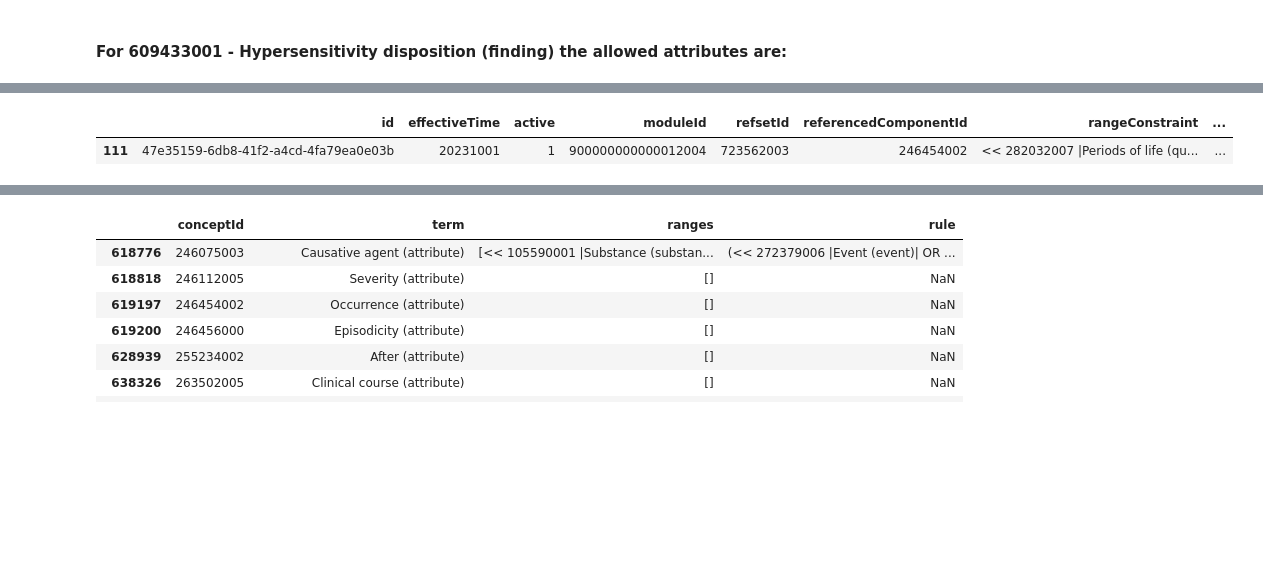
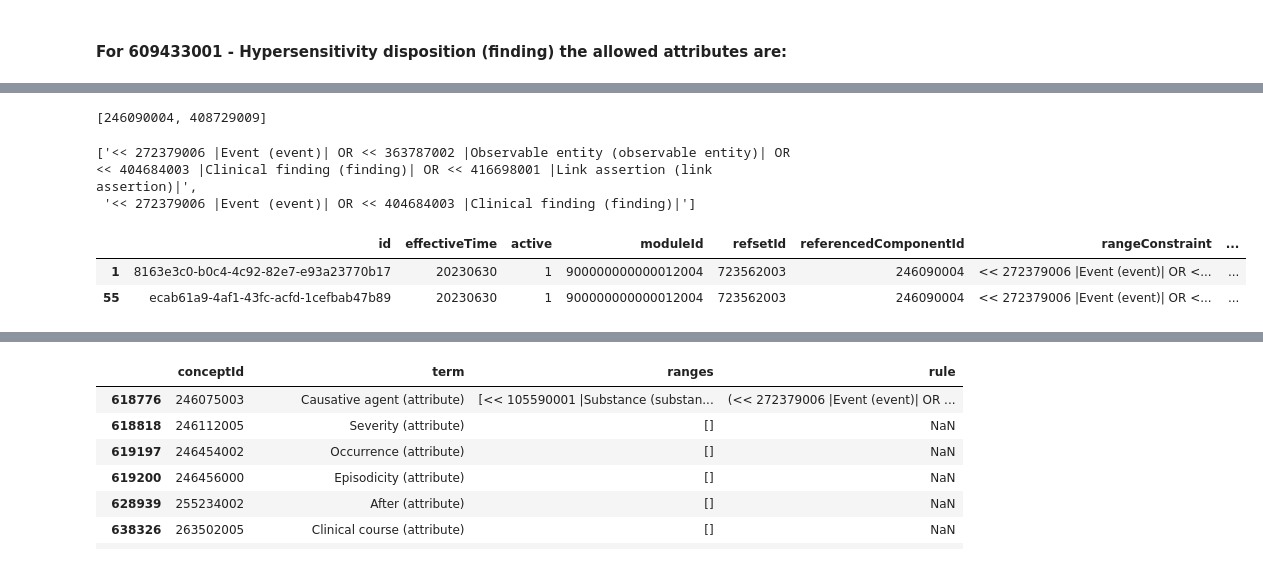
Before and after one commit to warren-manuel/spl-mapper, a Jupyter notebook: notebooks/SPL_IE.ipynb, the cells around one changed output, grey strips where cells are left out. Saved outputs shown, nothing was run; the diff lists cells and outputs as text; code cells hidden in the pictures; blank space fills up the shorter version.

```diff
--- a/notebooks/SPL_IE.ipynb
+++ b/notebooks/SPL_IE.ipynb
@@ -2326,8 +2305,19 @@ dom
+# %%
+attr
+# %% [output]
+[246090004, 408729009]
+# %%
+range = get_range_constraints_for_attribute(246090004, ATTR_RANGE)
+range
+# %% [output]
+['<< 272379006 |Event (event)| OR << 363787002 |Observable entity (observable entity)| OR << 404684003 |Clinical finding (finding)| OR << 416698001 |Link assertion (link assertion)|',
+ '<< 272379006 |Event (event)| OR << 404684003 |Clinical finding (finding)|']
 # %%
-ATTR_RANGE[ATTR_RANGE['referencedComponentId']==246454002]
+ATTR_RANGE[ATTR_RANGE['referencedComponentId']==246090004]
 # %% [output]
 |  | id | effectiveTime | active | moduleId | refsetId | referencedComponentId | rangeConstraint | ... |
-| 111 | 47e35159-6db8-41f2-a4cd-4fa79ea0e03b | 20231001 | 1 | 900000000000012004 | 723562003 | 246454002 | << 282032007 |Periods of life (qu... | ... |
+| 1 | 8163e3c0-b0c4-4c92-82e7-e93a23770b17 | 20230630 | 1 | 900000000000012004 | 723562003 | 246090004 | << 272379006 |Event (event)| OR <... | ... |
+| 55 | ecab61a9-4af1-43fc-acfd-1cefbab47b89 | 20230630 | 1 | 900000000000012004 | 723562003 | 246090004 | << 272379006 |Event (event)| OR <... | ... |
 # %%
 # allowed_codes =
 # ATTR_RANGE_filtered = ATTR_RANGE[(ATTR_RANGE['referencedComponentId'].isin(attr)) & (ATTR_RANGE['contentTypeId']==723595009)]
```
Also changed, not shown: parts of 5 cells of this notebook, 37 other files.
